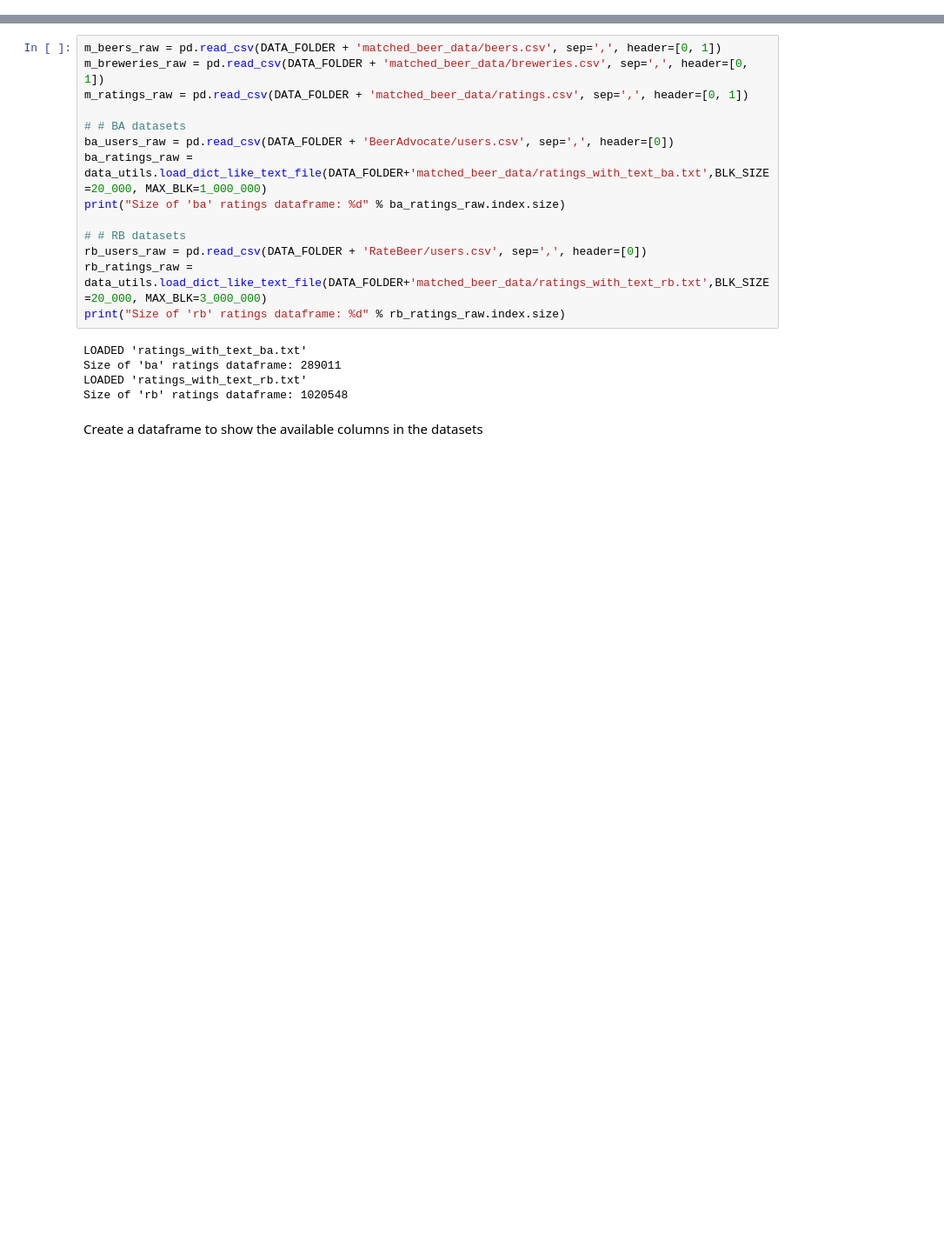
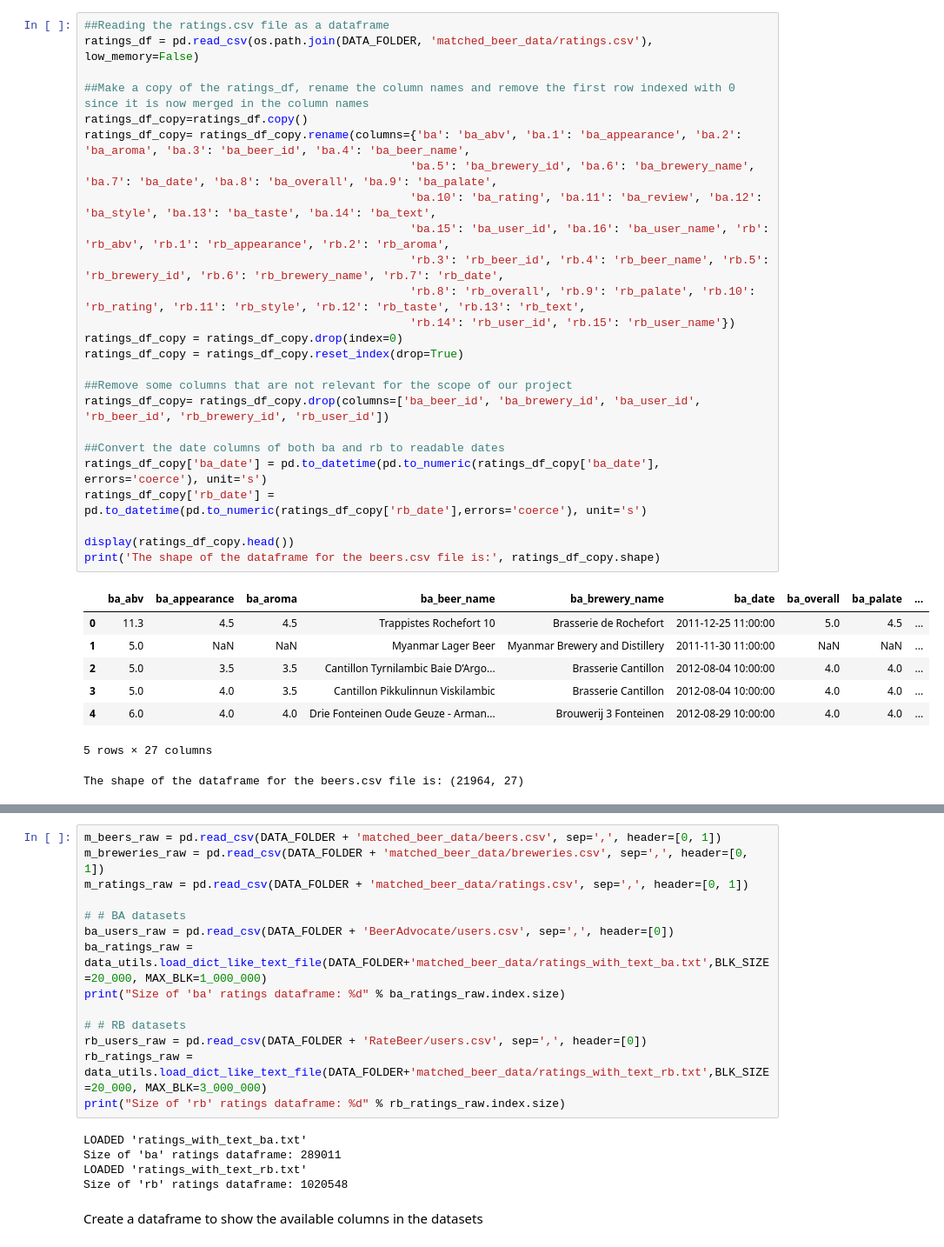
Before and after one commit to epfl-ada/ada-2024-project-kjaaanalytics, a Jupyter notebook: results.ipynb, the cells around one changed output, grey strips where cells are left out. Shown at 87% size. Saved outputs shown, nothing was run; the diff lists cells and outputs as text; blank space fills up the shorter version.

```diff
--- a/results.ipynb
+++ b/results.ipynb
@@ -39,0 +234,34 @@ Load the needed datasets
+# %%
+##Reading the ratings.csv file as a dataframe
+ratings_df = pd.read_csv(os.path.join(DATA_FOLDER, 'matched_beer_data/ratings.csv'), low_memory=False)
+
+##Make a copy of the ratings_df, rename the column names and remove the first row indexed with 0 since it is now merged in the column names
+ratings_df_copy=ratings_df.copy()
+ratings_df_copy= ratings_df_copy.rename(columns={'ba': 'ba_abv', 'ba.1': 'ba_appearance', 'ba.2': 'ba_aroma', 'ba.3': 'ba_beer_id', 'ba.4': 'ba_beer_name',
+                                                'ba.5': 'ba_brewery_id', 'ba.6': 'ba_brewery_name', 'ba.7': 'ba_date', 'ba.8': 'ba_overall', 'ba.9': 'ba_palate',
+                                                'ba.10': 'ba_rating', 'ba.11': 'ba_review', 'ba.12': 'ba_style', 'ba.13': 'ba_taste', 'ba.14': 'ba_text',
+                                                'ba.15': 'ba_user_id', 'ba.16': 'ba_user_name', 'rb': 'rb_abv', 'rb.1': 'rb_appearance', 'rb.2': 'rb_aroma',
+                                                'rb.3': 'rb_beer_id', 'rb.4': 'rb_beer_name', 'rb.5': 'rb_brewery_id', 'rb.6': 'rb_brewery_name', 'rb.7': 'rb_date',
+                                                'rb.8': 'rb_overall', 'rb.9': 'rb_palate', 'rb.10': 'rb_rating', 'rb.11': 'rb_style', 'rb.12': 'rb_taste', 'rb.13': 'rb_text',
+                                                'rb.14': 'rb_user_id', 'rb.15': 'rb_user_name'})
+ratings_df_copy = ratings_df_copy.drop(index=0)
+ratings_df_copy = ratings_df_copy.reset_index(drop=True)
+
+##Remove some columns that are not relevant for the scope of our project
+ratings_df_copy= ratings_df_copy.drop(columns=['ba_beer_id', 'ba_brewery_id', 'ba_user_id', 'rb_beer_id', 'rb_brewery_id', 'rb_user_id'])
+
+##Convert the date columns of both ba and rb to readable dates
+ratings_df_copy['ba_date'] = pd.to_datetime(pd.to_numeric(ratings_df_copy['ba_date'], errors='coerce'), unit='s')
+ratings_df_copy['rb_date'] = pd.to_datetime(pd.to_numeric(ratings_df_copy['rb_date'],errors='coerce'), unit='s')
+
+display(ratings_df_copy.head())
+print('The shape of the dataframe for the beers.csv file is:', ratings_df_copy.shape)
+# %% [output]
+|  | ba_abv | ba_appearance | ba_aroma | ba_beer_name | ba_brewery_name | ba_date | ba_overall | ba_palate | ... |
+| 0 | 11.3 | 4.5 | 4.5 | Trappistes Rochefort 10 | Brasserie de Rochefort | 2011-12-25 11:00:00 | 5.0 | 4.5 | ... |
+| 1 | 5.0 | NaN | NaN | Myanmar Lager Beer | Myanmar Brewery and Distillery | 2011-11-30 11:00:00 | NaN | NaN | ... |
+| 2 | 5.0 | 3.5 | 3.5 | Cantillon Tyrnilambic Baie D’Argo... | Brasserie Cantillon | 2012-08-04 10:00:00 | 4.0 | 4.0 | ... |
+| 3 | 5.0 | 4.0 | 3.5 | Cantillon Pikkulinnun Viskilambic | Brasserie Cantillon | 2012-08-04 10:00:00 | 4.0 | 4.0 | ... |
+| 4 | 6.0 | 4.0 | 4.0 | Drie Fonteinen Oude Geuze - Arman... | Brouwerij 3 Fonteinen | 2012-08-29 10:00:00 | 4.0 | 4.0 | ... |
+5 rows × 27 columns
+The shape of the dataframe for the beers.csv file is: (21964, 27)
```
Also changed, not shown: parts of 30 cells of this notebook, 1 other file.
